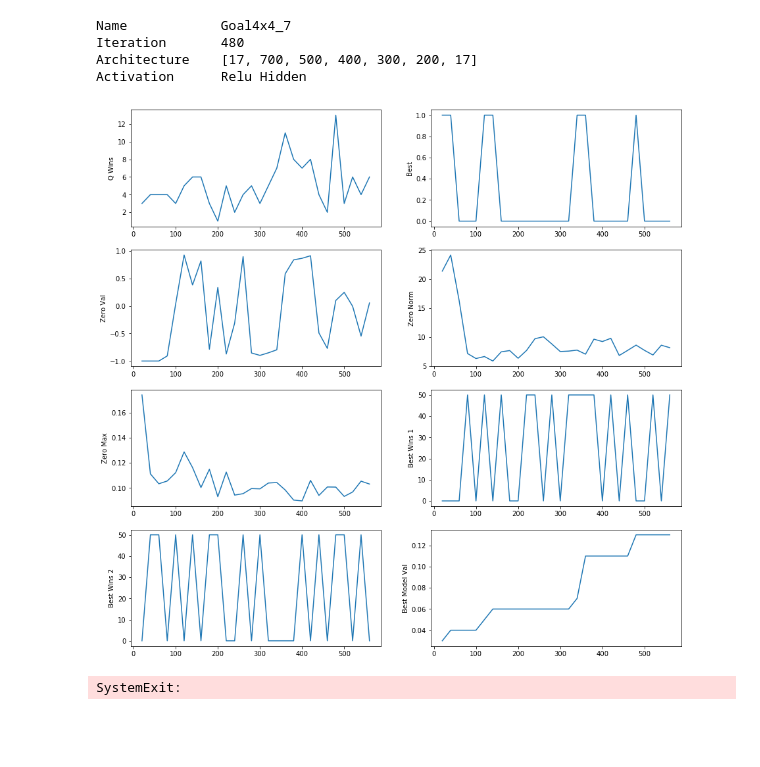
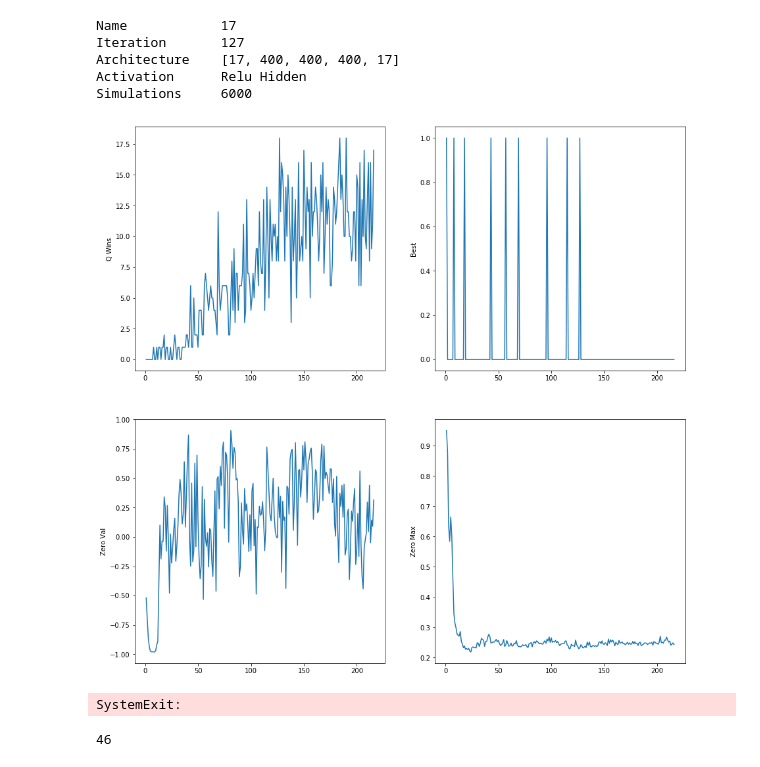
Before and after one commit to abeoliver/Deep-Notakto, a Jupyter notebook: deepnotakto/Agent Explorer.ipynb, the cells around one changed output. Drawn from its saved outputs; the diff is of its cells as text; code cells hidden in the pictures; blank space fills up the shorter version.

Commit message:
Final as of Project finish date
- Training many models pipeline improved
- Many model trained

```diff
--- a/deepnotakto/Agent Explorer.ipynb
+++ b/deepnotakto/Agent Explorer.ipynb
@@ -14,30 +14,33 @@ import agents.qtree as qtree
 import statistics
 # %%
 # Load the desired agent
-version = 7
-PATH = "agents/saves/goal_4x4_{}_best.npz".format(version)
-STATS_PATH = "agents/saves/Goal4x4_{}".format(version)
+version = 17
+size = 4
+PATH = "agents/saves/{size}x{size}/{version}_best.npz".format(size = size, version = version)
+STATS_PATH = "agents/saves/{size}x{size}/{version}.stats".format(size = size, version = version)
+#PATH = "agents/saves/board/{size}x{size}/{version}_best.npz".format(size = size, version = version)
+#STATS_PATH = "agents/saves/board/{size}x{size}/{version}.stats".format(size = size, version = version)
 AGENT_PLAYER = 2
 agent = util.load_agent(PATH, qtree.QTree)
+stats = statistics.group_stats_by_type(statistics.get_stats(STATS_PATH))
 # Output the description of given agent
-print("Name\t\t{}\nIteration\t{}\nArchitecture\t{}\nActivation\t{} {}".format(
-    agent.name, agent.iteration, agent.layers, agent.activation_func_name.title(), agent.activation_type.title()))
+print("Name\t\t{}\nIteration\t{}\nArchitecture\t{}\nActivation\t{} {}\nSimulations\t{}".format(
+    agent.name, agent.iteration, agent.layers, agent.activation_func_name.title(), agent.activation_type.title(), stats["meta"]["simulations"]))
 # Create game setting
 env = Env(agent.size)
 r = RandomAgent(env)
 h = Human()
 agent.mode("q")
-# Get statistics
-stats = statistics.group_stats_by_type(statistics.get_stats(STATS_PATH))
 # Display stats
-desired = ["q_wins", "best", "zero_val", "zero_norm", "zero_max", "best_wins_1", "best_wins_2", "best_model_val"]
+desired = ["q_wins", "best", "zero_val", "zero_max"]
 statistics.plot_value(stats, desired, fig_size = (15, 15), best_fit = False)
 # %% [output]
-Name            Goal4x4_7
-Iteration       480
-Architecture    [17, 700, 500, 400, 300, 200, 17]
+Name            17
+Iteration       127
+Architecture    [17, 400, 400, 400, 17]
 Activation      Relu Hidden
+Simulations     6000
-[figure, old version]
+[figure, new version]
 # %%
 # Run a visual game against a random opponent
 players = [agent, r]
@@ -59,3 +62,7 @@ del old["gamma"]
 # Save the converted file
 with open(PATH, "wb") as f:
     dump(old, f)
+# %%
+max(stats["q_wins"][:500])
+# %% [output]
+46
```
Also changed, not shown: 6 other files.
